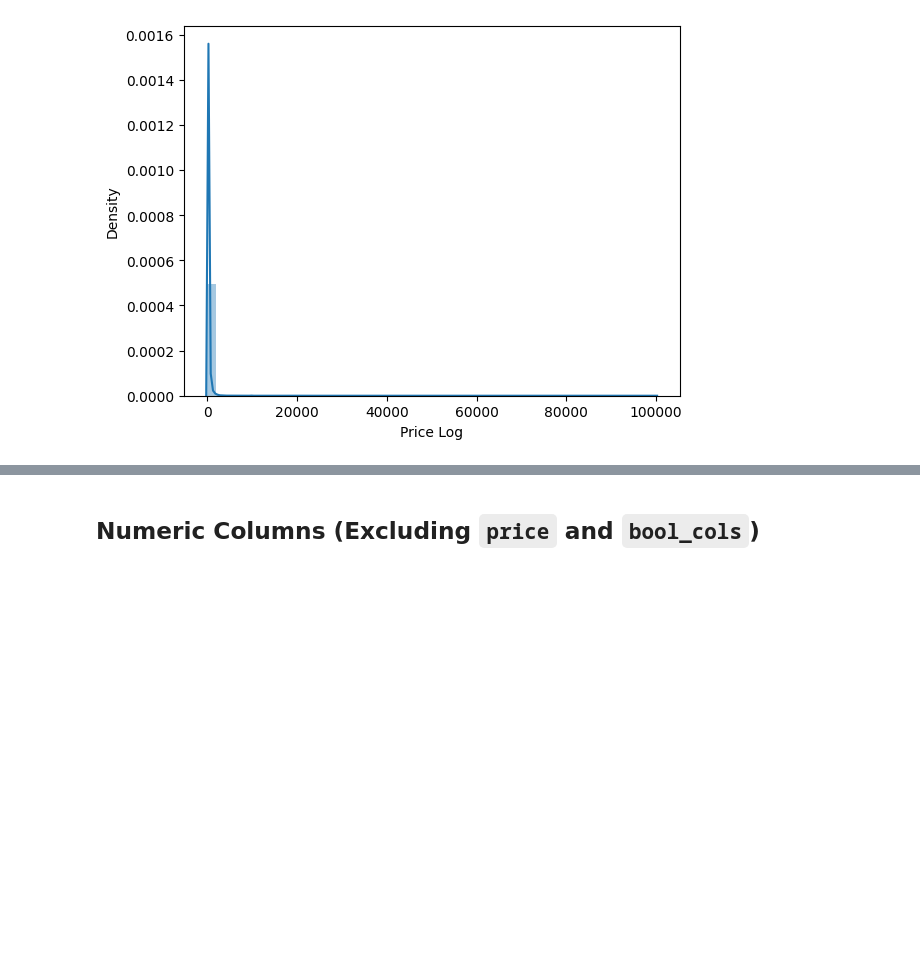
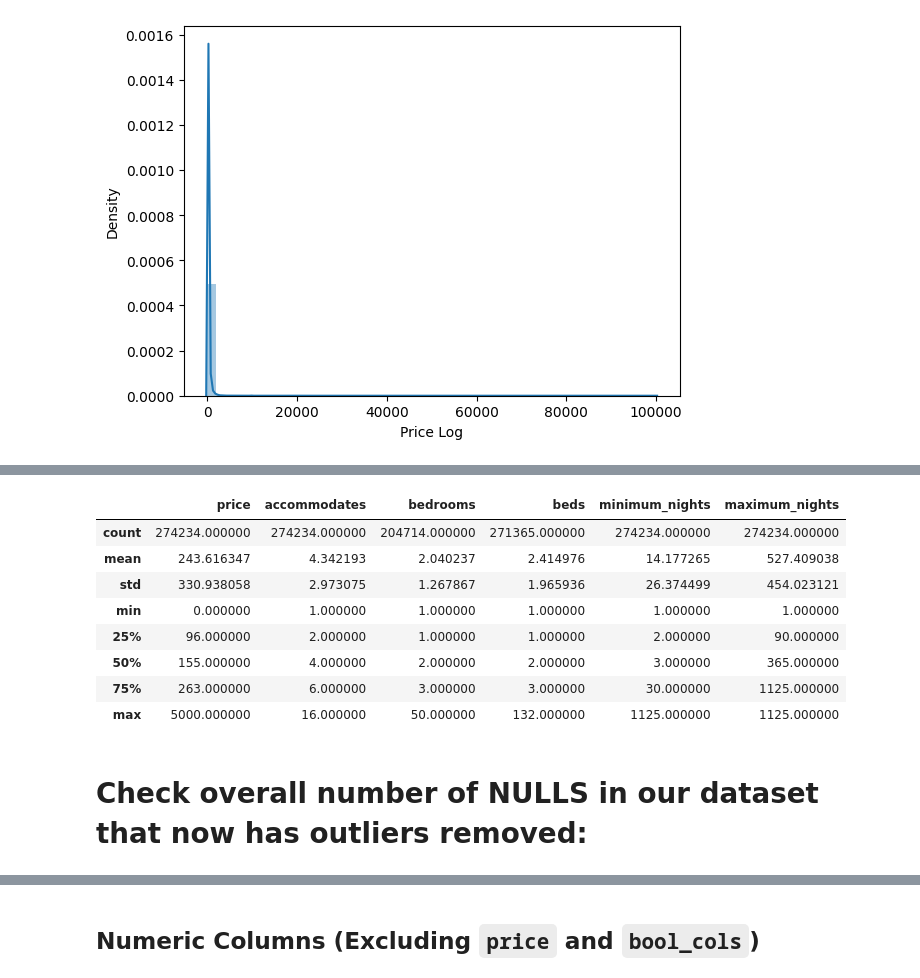
Before and after one commit to clairesarraille/airbnb_price_prediction, a Jupyter notebook: 03_Colab.ipynb, the cells around one changed output, grey strips where cells are left out. Saved outputs shown, nothing was run; the diff lists cells and outputs as text; code cells hidden in the pictures; blank space fills up the shorter version.

```diff
--- a/03_Colab.ipynb
+++ b/03_Colab.ipynb
@@ -192,0 +240,14 @@ sns.distplot(df_log['price'], axlabel='Price Log');
+# %%
+df[['price','accommodates', 'bedrooms', 'beds','minimum_nights', 'maximum_nights']].describe()
+# %% [output]
+|  | price | accommodates | bedrooms | beds | minimum_nights | maximum_nights |
+| count | 274234.000000 | 274234.000000 | 204714.000000 | 271365.000000 | 274234.000000 | 274234.000000 |
+| mean | 243.616347 | 4.342193 | 2.040237 | 2.414976 | 14.177265 | 527.409038 |
+| std | 330.938058 | 2.973075 | 1.267867 | 1.965936 | 26.374499 | 454.023121 |
+| min | 0.000000 | 1.000000 | 1.000000 | 1.000000 | 1.000000 | 1.000000 |
+| 25% | 96.000000 | 2.000000 | 1.000000 | 1.000000 | 2.000000 | 90.000000 |
+| 50% | 155.000000 | 4.000000 | 2.000000 | 2.000000 | 3.000000 | 365.000000 |
+| 75% | 263.000000 | 6.000000 | 3.000000 | 3.000000 | 30.000000 | 1125.000000 |
+| max | 5000.000000 | 16.000000 | 50.000000 | 132.000000 | 1125.000000 | 1125.000000 |
+# %% [markdown]
+# Check overall number of NULLS in our dataset that now has outliers removed:
```
Also changed, not shown: parts of 57 cells of this notebook.
